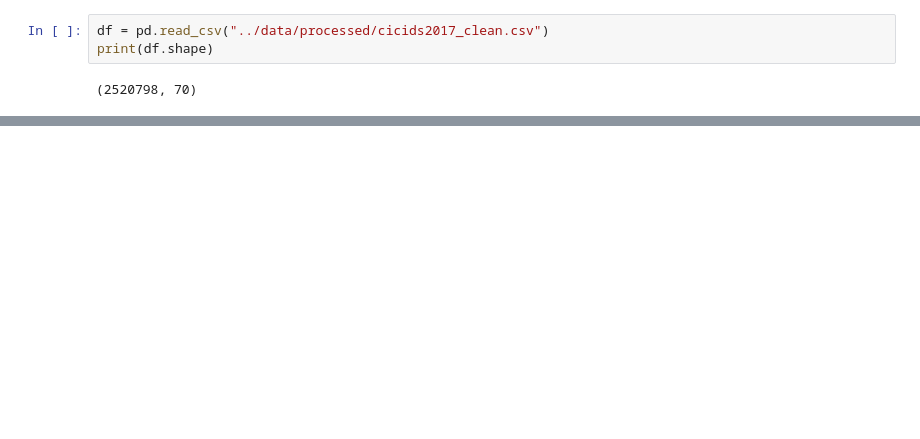
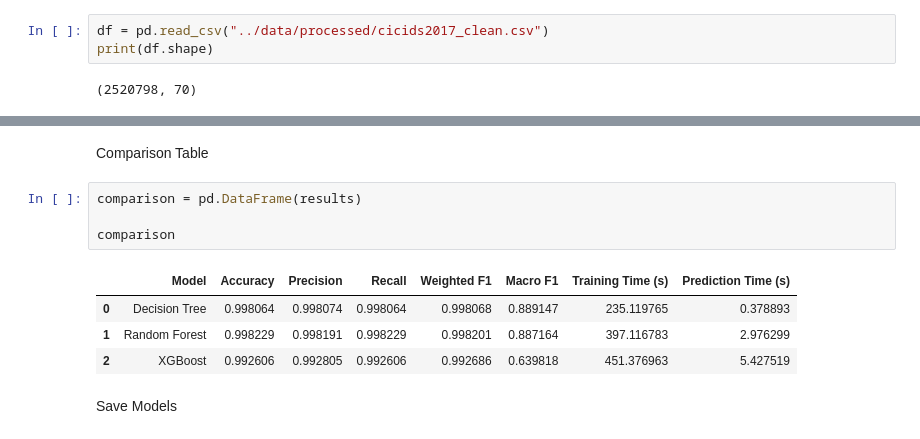
Before and after one commit to medo495/Intrusion-Detection-ML, a Jupyter notebook: notebooks/04_Model_Training.ipynb, the cells around one changed output, grey strips where cells are left out. Drawn from its saved outputs; the diff is of its cells as text; blank space fills up the shorter version.

```diff
--- a/notebooks/04_Model_Training.ipynb
+++ b/notebooks/04_Model_Training.ipynb
@@ -302,0 +403,13 @@ ConfusionMatrixDisplay.from_predictions(
+# %% [markdown]
+Comparison Table
+# %%
+comparison = pd.DataFrame(results)
+
+comparison
+# %% [output]
+|  | Model | Accuracy | Precision | Recall | Weighted F1 | Macro F1 | Training Time (s) | Prediction Time (s) |
+| 0 | Decision Tree | 0.998064 | 0.998074 | 0.998064 | 0.998068 | 0.889147 | 235.119765 | 0.378893 |
+| 1 | Random Forest | 0.998229 | 0.998191 | 0.998229 | 0.998201 | 0.887164 | 397.116783 | 2.976299 |
+| 2 | XGBoost | 0.992606 | 0.992805 | 0.992606 | 0.992686 | 0.639818 | 451.376963 | 5.427519 |
+# %% [markdown]
+Save Models
```
Also changed, not shown: parts of 67 cells of this notebook, 6 other files.
